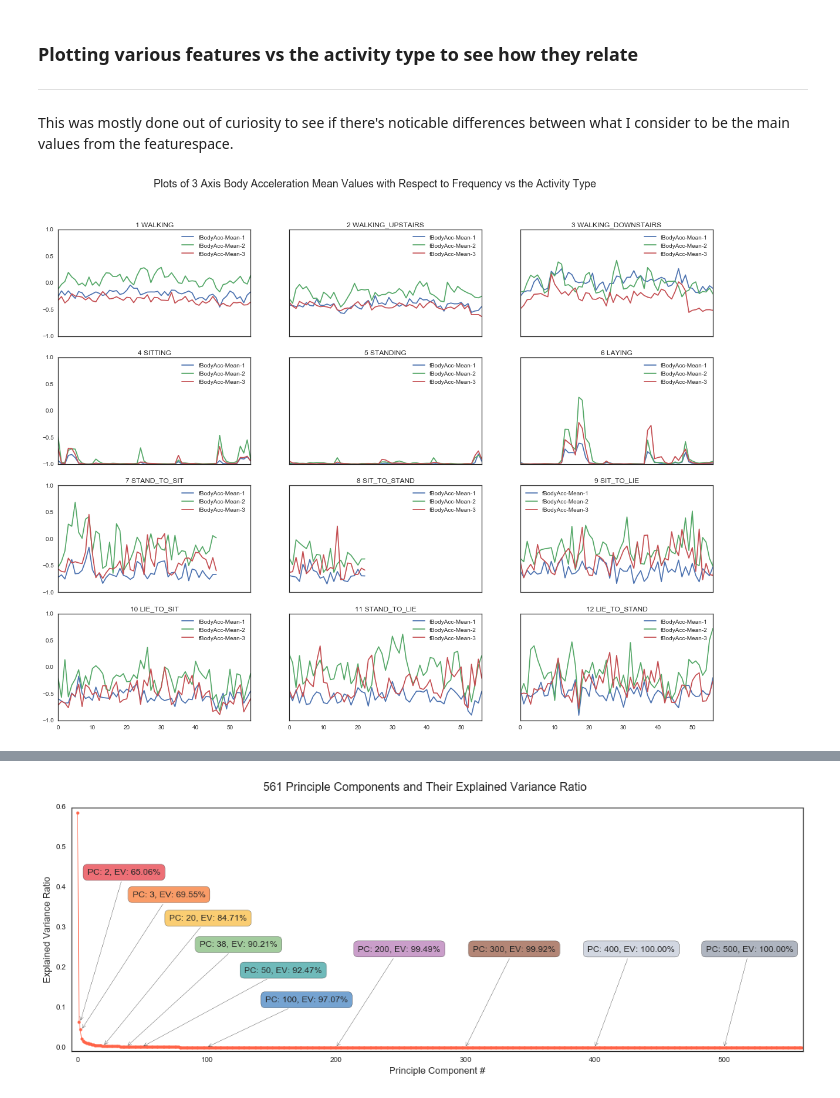
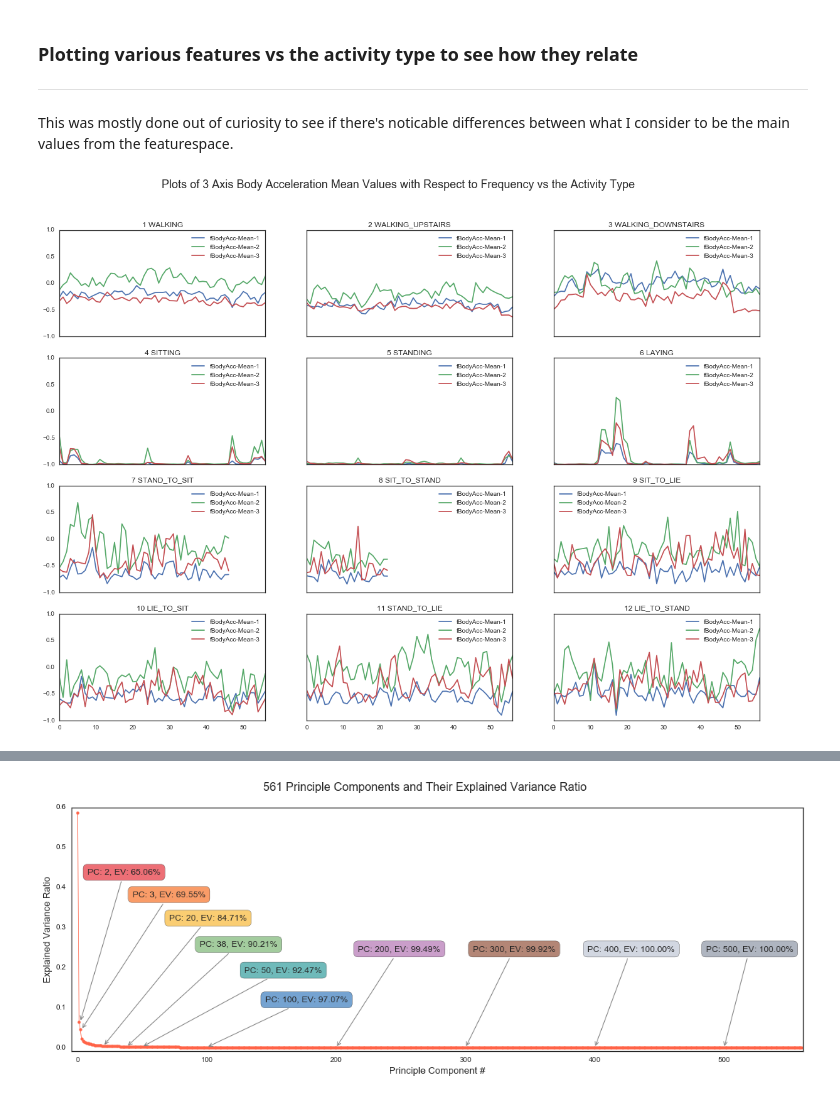
Before and after one commit to todddangerfarr/mlnd-p5-capstone-wearables-activity-tracking, a Jupyter notebook: human-activities-and-postural-transitions.ipynb, the cells around one changed output, grey strips where cells are left out. Saved outputs shown, nothing was run; the diff lists cells and outputs as text; code cells hidden in the pictures.

Commit message:
Improve: Continued to clean up code and plots, finished both preprocessed and raw data modeling.

```diff
--- a/human-activities-and-postural-transitions.ipynb
+++ b/human-activities-and-postural-transitions.ipynb
@@ -144,33 +157,33 @@ This was mostly done out of curiosity to see if there's noticable differences be
 # plots of the variables
 def plot_variables_vs_activity(variables, title, sharex=True, sharey=True):
     fig, axes = plt.subplots(nrows=4, ncols=3, sharey=sharey, sharex=sharex)
-    fig.set_size_inches(20, 15)
+    fig.set_size_inches(20, 14)
 
     # give the plot a title
     plt.suptitle(title, fontsize=18)
 
     # initialize locations.
     x_location = 0
     y_location = 0
 
     for activity_number in range(1, len(counts) + 1):
         # plot the current activity
         X_train[y_train['activity'] == activity_number][variables].plot(
             use_index=False, ax=axes[y_location, x_location])
 
         # set the activity title
         axes[y_location, x_location].set_title(activites[activity_number - 1])
 
         # update the x & y locations for subplots
         if x_location < 2:
             x_location += 1
         else:
             x_location = 0
             y_location += 1
 
 variables = ['fBodyAcc-Mean-1', 'fBodyAcc-Mean-2', 'fBodyAcc-Mean-3']
 title = 'Plots of 3 Axis Body Acceleration Mean Values with Respect to Frequency vs the Activity Type'
 
 plot_variables_vs_activity(variables, title)
 # %% [output]
-[figure, old version]
+[figure, new version]
```
Also changed, not shown: parts of 89 cells of this notebook, 23 other files.
